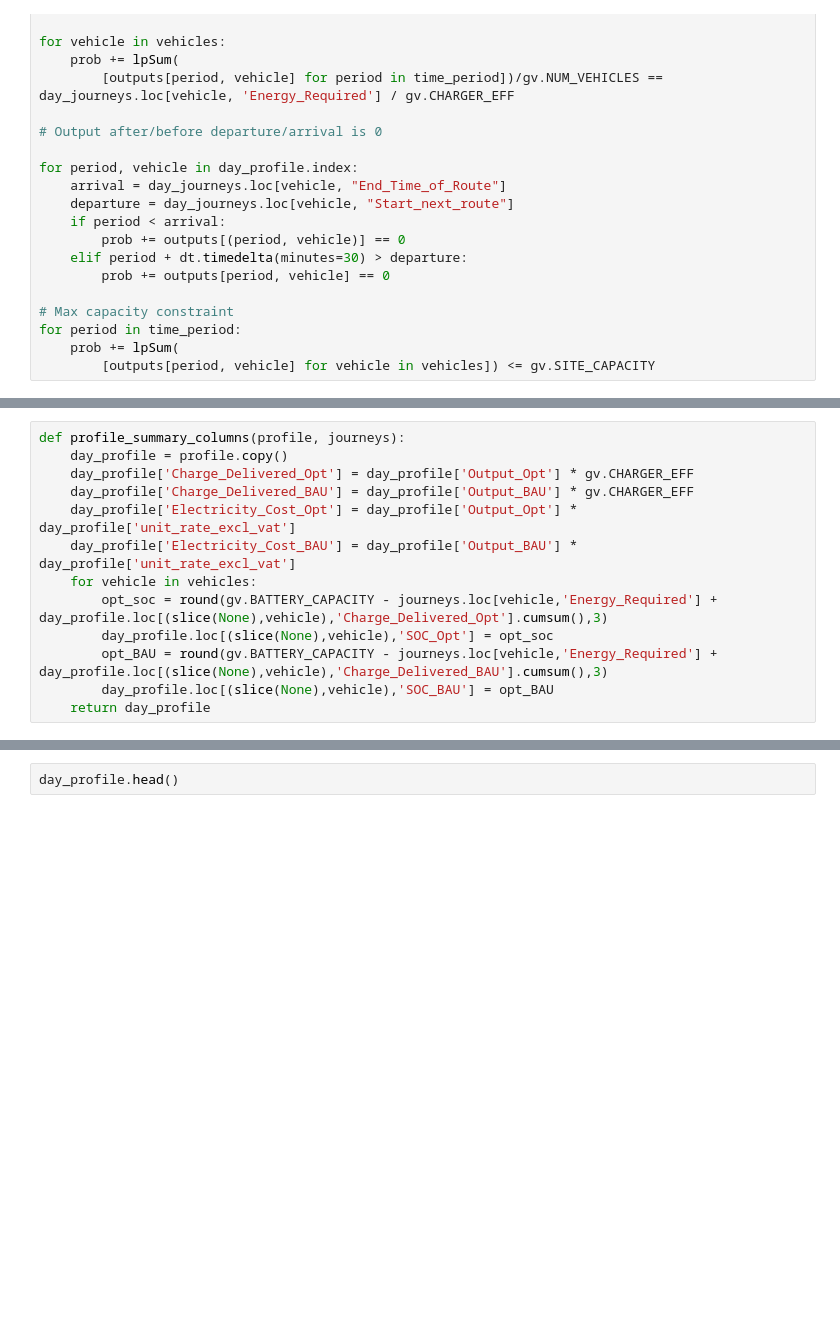
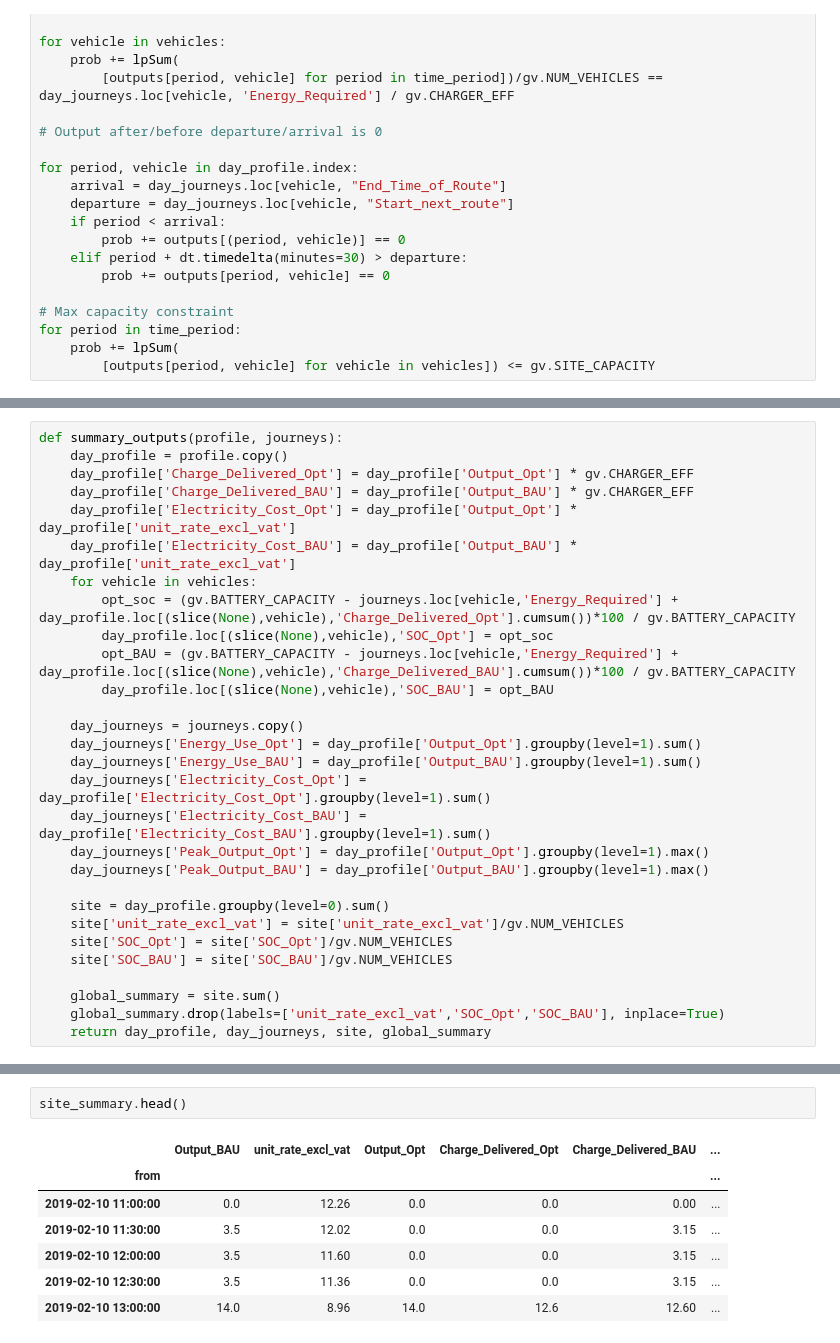
Before and after one commit to SGKFPS/smart_charger, a Jupyter notebook: PuLP-P1.ipynb, the cells around one changed output, grey strips where cells are left out. Cells and saved outputs as stored; diff of their text form; blank space fills up the shorter version.

```diff
--- a/PuLP-P1.ipynb
+++ b/PuLP-P1.ipynb
@@ -101,13 +105,29 @@ day_profile = day_profile.merge(
 # %%
-def profile_summary_columns(profile, journeys):
+def summary_outputs(profile, journeys):
     day_profile = profile.copy()
     day_profile['Charge_Delivered_Opt'] = day_profile['Output_Opt'] * gv.CHARGER_EFF
     day_profile['Charge_Delivered_BAU'] = day_profile['Output_BAU'] * gv.CHARGER_EFF
     day_profile['Electricity_Cost_Opt'] = day_profile['Output_Opt'] * day_profile['unit_rate_excl_vat']
     day_profile['Electricity_Cost_BAU'] = day_profile['Output_BAU'] * day_profile['unit_rate_excl_vat']
     for vehicle in vehicles:
-        opt_soc = round(gv.BATTERY_CAPACITY - journeys.loc[vehicle,'Energy_Required'] + day_profile.loc[(slice(None),vehicle),'Charge_Delivered_Opt'].cumsum(),3)
+        opt_soc = (gv.BATTERY_CAPACITY - journeys.loc[vehicle,'Energy_Required'] + day_profile.loc[(slice(None),vehicle),'Charge_Delivered_Opt'].cumsum())*100 / gv.BATTERY_CAPACITY
         day_profile.loc[(slice(None),vehicle),'SOC_Opt'] = opt_soc
-        opt_BAU = round(gv.BATTERY_CAPACITY - journeys.loc[vehicle,'Energy_Required'] + day_profile.loc[(slice(None),vehicle),'Charge_Delivered_BAU'].cumsum(),3)
+        opt_BAU = (gv.BATTERY_CAPACITY - journeys.loc[vehicle,'Energy_Required'] + day_profile.loc[(slice(None),vehicle),'Charge_Delivered_BAU'].cumsum())*100 / gv.BATTERY_CAPACITY
         day_profile.loc[(slice(None),vehicle),'SOC_BAU'] = opt_BAU
-    return day_profile
+
+    day_journeys = journeys.copy()
+    day_journeys['Energy_Use_Opt'] = day_profile['Output_Opt'].groupby(level=1).sum()
+    day_journeys['Energy_Use_BAU'] = day_profile['Output_BAU'].groupby(level=1).sum()
+    day_journeys['Electricity_Cost_Opt'] = day_profile['Electricity_Cost_Opt'].groupby(level=1).sum()
+    day_journeys['Electricity_Cost_BAU'] = day_profile['Electricity_Cost_BAU'].groupby(level=1).sum()
+    day_journeys['Peak_Output_Opt'] = day_profile['Output_Opt'].groupby(level=1).max()
+    day_journeys['Peak_Output_BAU'] = day_profile['Output_BAU'].groupby(level=1).max()
+
+    site = day_profile.groupby(level=0).sum()
+    site['unit_rate_excl_vat'] = site['unit_rate_excl_vat']/gv.NUM_VEHICLES
+    site['SOC_Opt'] = site['SOC_Opt']/gv.NUM_VEHICLES
+    site['SOC_BAU'] = site['SOC_BAU']/gv.NUM_VEHICLES
+
+    global_summary = site.sum()
+    global_summary.drop(labels=['unit_rate_excl_vat','SOC_Opt','SOC_BAU'], inplace=True)
+    return day_profile, day_journeys, site, global_summary
@@ -126,2 +149,10 @@ def profile_summary_columns(profile, journeys):
 # %%
-day_profile.head()
+site_summary.head()
+# %% [output]
+|  | Output_BAU | unit_rate_excl_vat | Output_Opt | Charge_Delivered_Opt | Charge_Delivered_BAU | ... |
+| from |  |  |  |  |  | ... |
+| 2019-02-10 11:00:00 | 0.0 | 12.26 | 0.0 | 0.0 | 0.00 | ... |
+| 2019-02-10 11:30:00 | 3.5 | 12.02 | 0.0 | 0.0 | 3.15 | ... |
+| 2019-02-10 12:00:00 | 3.5 | 11.60 | 0.0 | 0.0 | 3.15 | ... |
+| 2019-02-10 12:30:00 | 3.5 | 11.36 | 0.0 | 0.0 | 3.15 | ... |
+| 2019-02-10 13:00:00 | 14.0 | 8.96 | 14.0 | 12.6 | 12.60 | ... |
```
Also changed, not shown: parts of 12 cells of this notebook, 10 other files.
